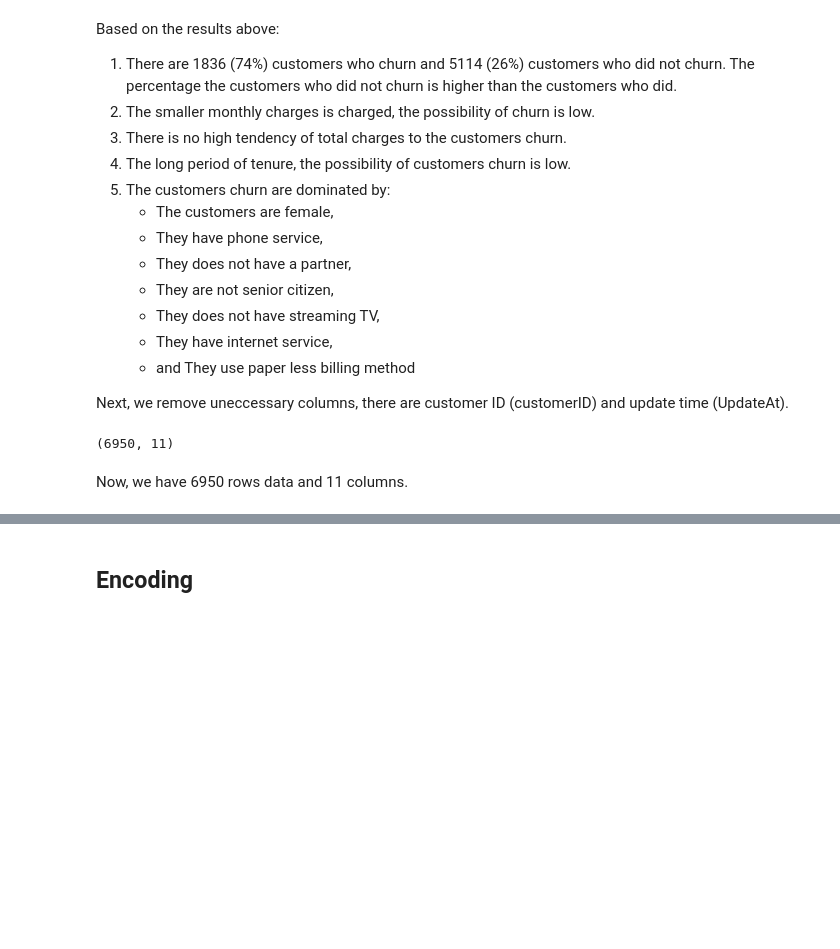
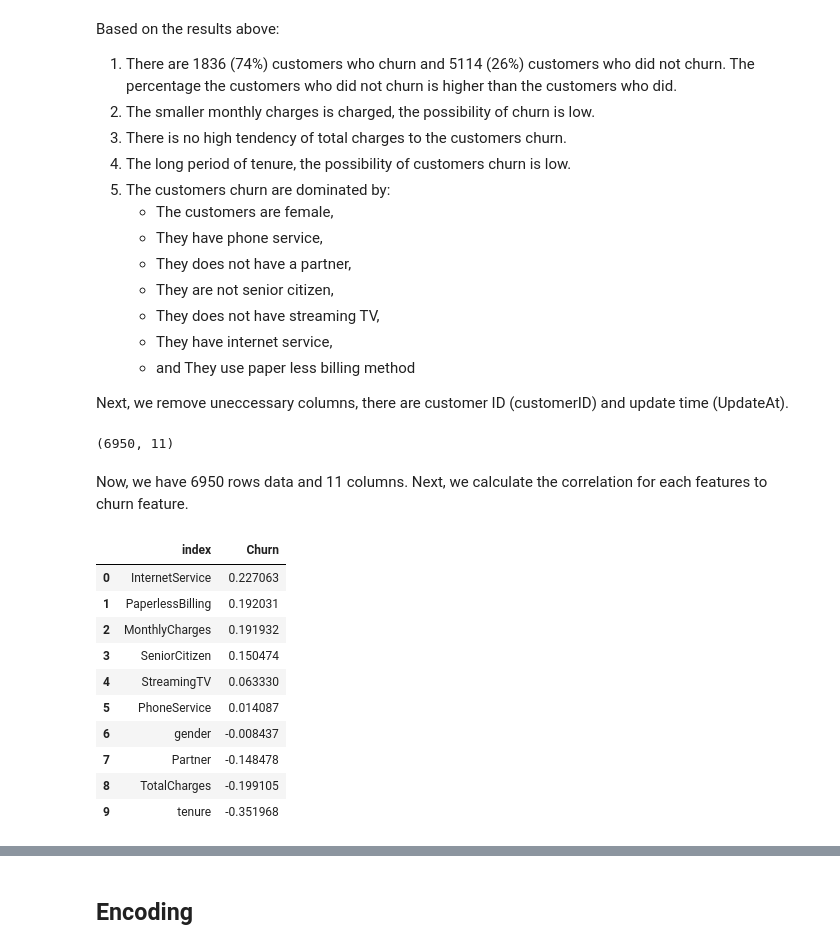
Before and after one commit to auliakhalqillah/customers-churn-in-telco, a Jupyter notebook: customers_churn_prediction_telco.ipynb, the cells around one changed output, grey strips where cells are left out. Cells and saved outputs as stored; diff of their text form; code cells hidden in the pictures; blank space fills up the shorter version.

```diff
--- a/customers_churn_prediction_telco.ipynb
+++ b/customers_churn_prediction_telco.ipynb
@@ -142,4 +142,19 @@ cleaned_df.shape
 # %% [output]
 (6950, 11)
 # %% [markdown]
-Now, we have 6950 rows data and 11 columns.
+Now, we have 6950 rows data and 11 columns. Next, we calculate the correlation for each features to churn feature.
+# %%
+corr = cleaned_df.corr()
+corr.drop('Churn',axis=0)['Churn'].sort_values(ascending=False).reset_index()
+# %% [output]
+|  | index | Churn |
+| 0 | InternetService | 0.227063 |
+| 1 | PaperlessBilling | 0.192031 |
+| 2 | MonthlyCharges | 0.191932 |
+| 3 | SeniorCitizen | 0.150474 |
+| 4 | StreamingTV | 0.063330 |
+| 5 | PhoneService | 0.014087 |
+| 6 | gender | -0.008437 |
+| 7 | Partner | -0.148478 |
+| 8 | TotalCharges | -0.199105 |
+| 9 | tenure | -0.351968 |
```
Also changed, not shown: parts of 1 cell of this notebook.
